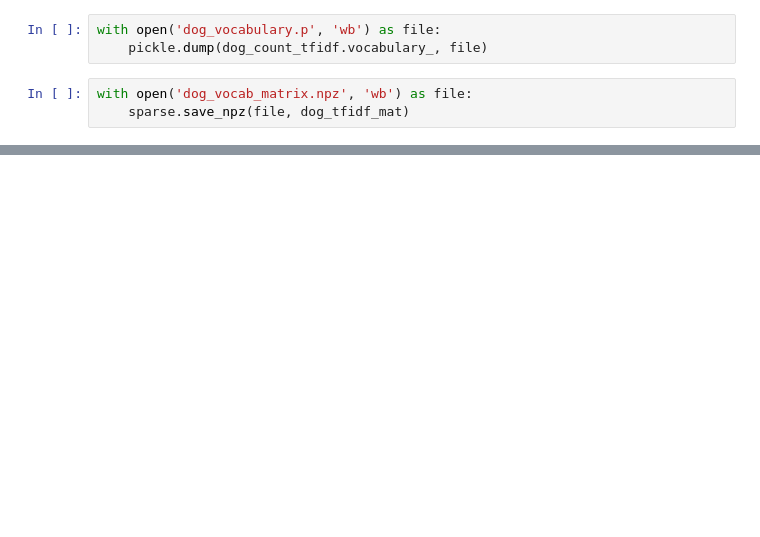
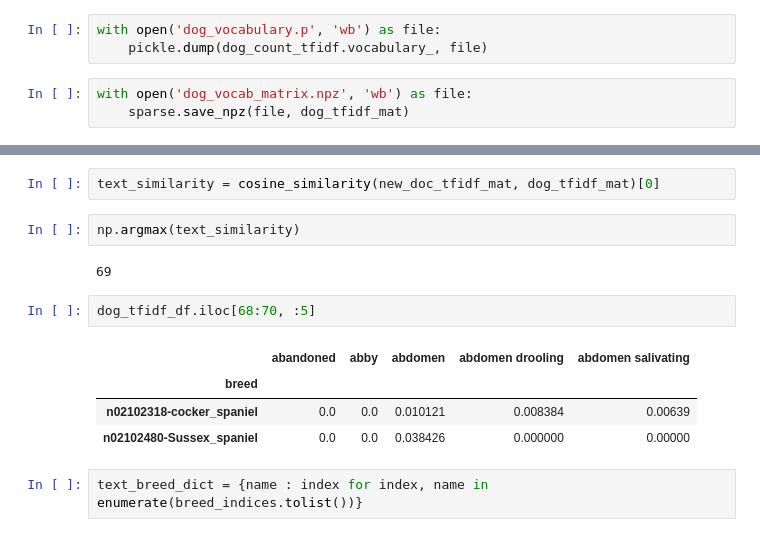
Before and after one commit to aawiegel/Poochr, a Jupyter notebook: PoochrScoopr.ipynb, the cells around one changed output, grey strips where cells are left out. Cells and saved outputs as stored; diff of their text form; blank space fills up the shorter version.

Commit message:
fixed index

```diff
--- a/PoochrScoopr.ipynb
+++ b/PoochrScoopr.ipynb
@@ -908,0 +911,15 @@ with open('dog_vocab_matrix.npz', 'wb') as file:
+# %%
+text_similarity = cosine_similarity(new_doc_tfidf_mat, dog_tfidf_mat)[0]
+# %%
+np.argmax(text_similarity)
+# %% [output]
+69
+# %%
+dog_tfidf_df.iloc[68:70, :5]
+# %% [output]
+|  | abandoned | abby | abdomen | abdomen drooling | abdomen salivating |
+| breed |  |  |  |  |  |
+| n02102318-cocker_spaniel | 0.0 | 0.0 | 0.010121 | 0.008384 | 0.00639 |
+| n02102480-Sussex_spaniel | 0.0 | 0.0 | 0.038426 | 0.000000 | 0.00000 |
+# %%
+text_breed_dict = {name : index for index, name in enumerate(breed_indices.tolist())}
```
Also changed, not shown: parts of 23 cells of this notebook.
